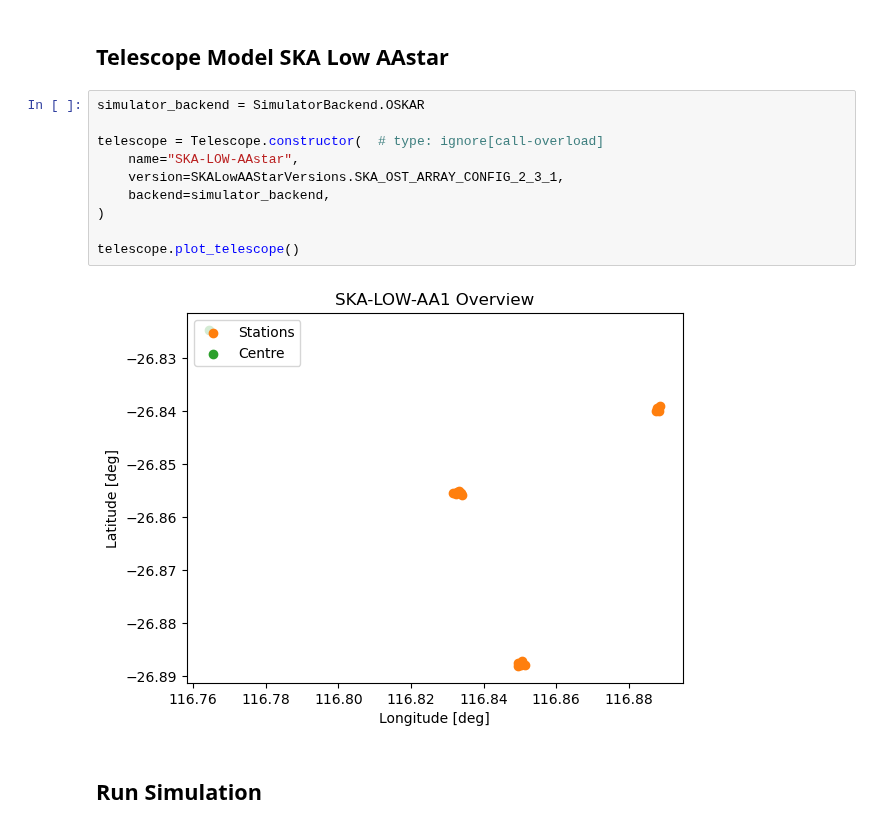
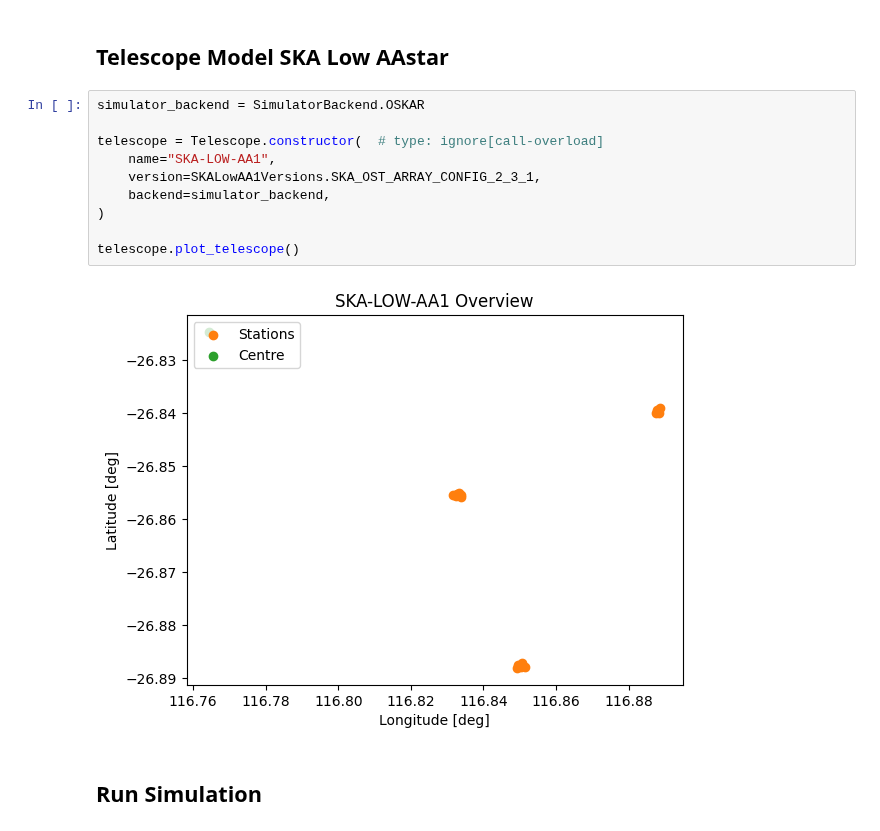
Before and after one commit to d3v-null/Karabo-Pipeline, a Jupyter notebook: karabo/examples/Sky_Simulation.ipynb, the cells around one changed output. Drawn from its saved outputs; the diff is of its cells as text.

Commit message:
image looks better but still not right

```diff
--- a/karabo/examples/Sky_Simulation.ipynb
+++ b/karabo/examples/Sky_Simulation.ipynb
@@ -113,15 +115,15 @@ would be nice to filter by beam used in InterferometerSimulation (next section)
 # %%
 simulator_backend = SimulatorBackend.OSKAR
 
 telescope = Telescope.constructor(  # type: ignore[call-overload]
-    name="SKA-LOW-AAstar",
-    version=SKALowAAStarVersions.SKA_OST_ARRAY_CONFIG_2_3_1,
+    name="SKA-LOW-AA1",
+    version=SKALowAA1Versions.SKA_OST_ARRAY_CONFIG_2_3_1,
     backend=simulator_backend,
 )
 
 telescope.plot_telescope()
 # %% [output]
-[figure, old version]
+[figure, new version]
 # %% [markdown]
 ## Run Simulation
 # %%
```
Also changed, not shown: parts of 9 cells of this notebook.
